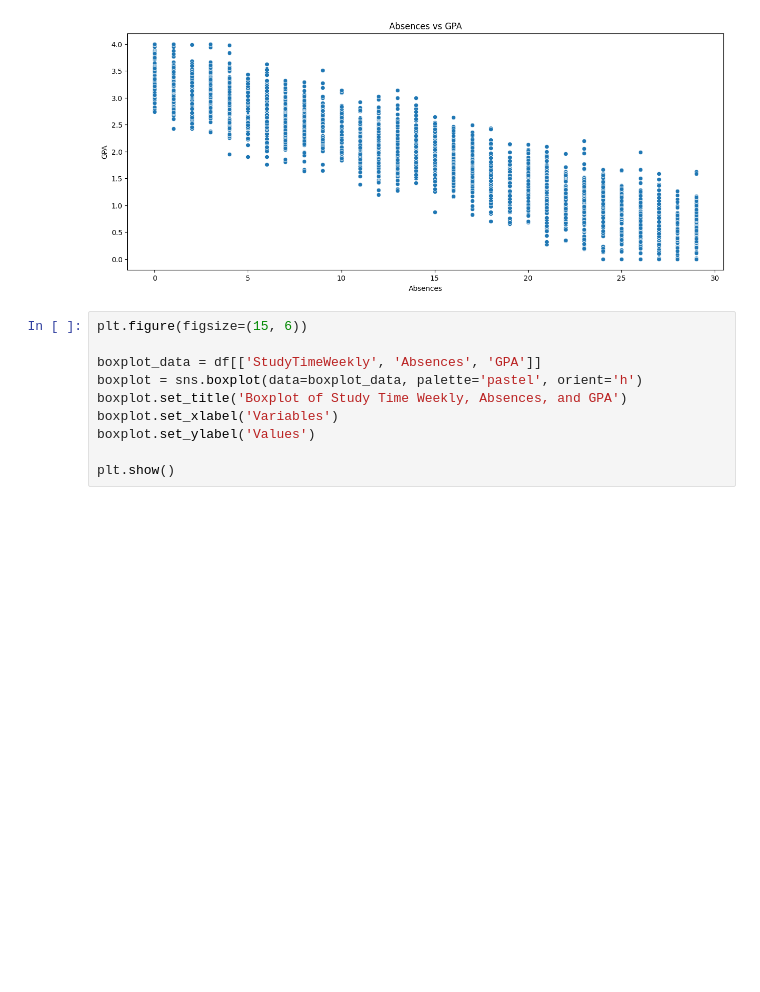
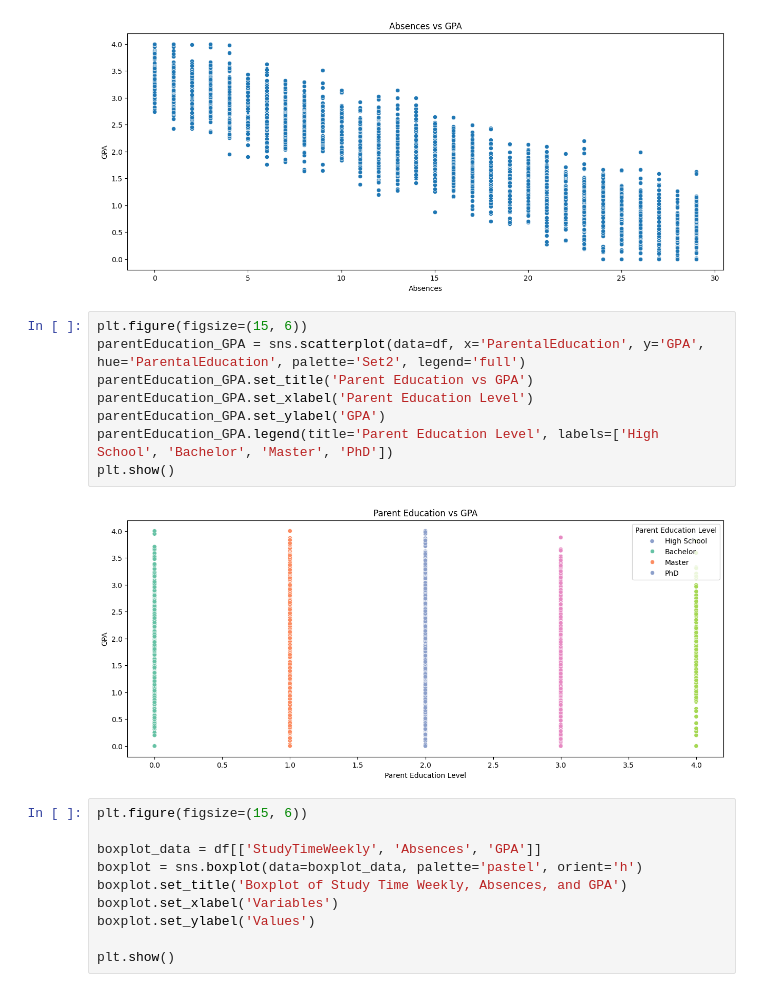
Before and after one commit to Thian0509/MLG382-Guided-Project, a Jupyter notebook: Jupyter_Notebooks/test_notebook.ipynb, the cells around one changed output. Saved outputs shown, nothing was run; the diff lists cells and outputs as text; blank space fills up the shorter version.

```diff
--- a/Jupyter_Notebooks/test_notebook.ipynb
+++ b/Jupyter_Notebooks/test_notebook.ipynb
@@ -180,6 +197,16 @@ Absences_GPA.set_ylabel('GPA')
 plt.show()
 # %% [output]
 [figure]
+# %%
+plt.figure(figsize=(15, 6))
+parentEducation_GPA = sns.scatterplot(data=df, x='ParentalEducation', y='GPA', hue='ParentalEducation', palette='Set2', legend='full')
+parentEducation_GPA.set_title('Parent Education vs GPA')
+parentEducation_GPA.set_xlabel('Parent Education Level')
+parentEducation_GPA.set_ylabel('GPA')
+parentEducation_GPA.legend(title='Parent Education Level', labels=['High School', 'Bachelor', 'Master', 'PhD'])
+plt.show()
+# %% [output]
+[figure, added]
 # %%
 plt.figure(figsize=(15, 6))
 
```
Also changed, not shown: parts of 5 cells of this notebook, 1 other file.
